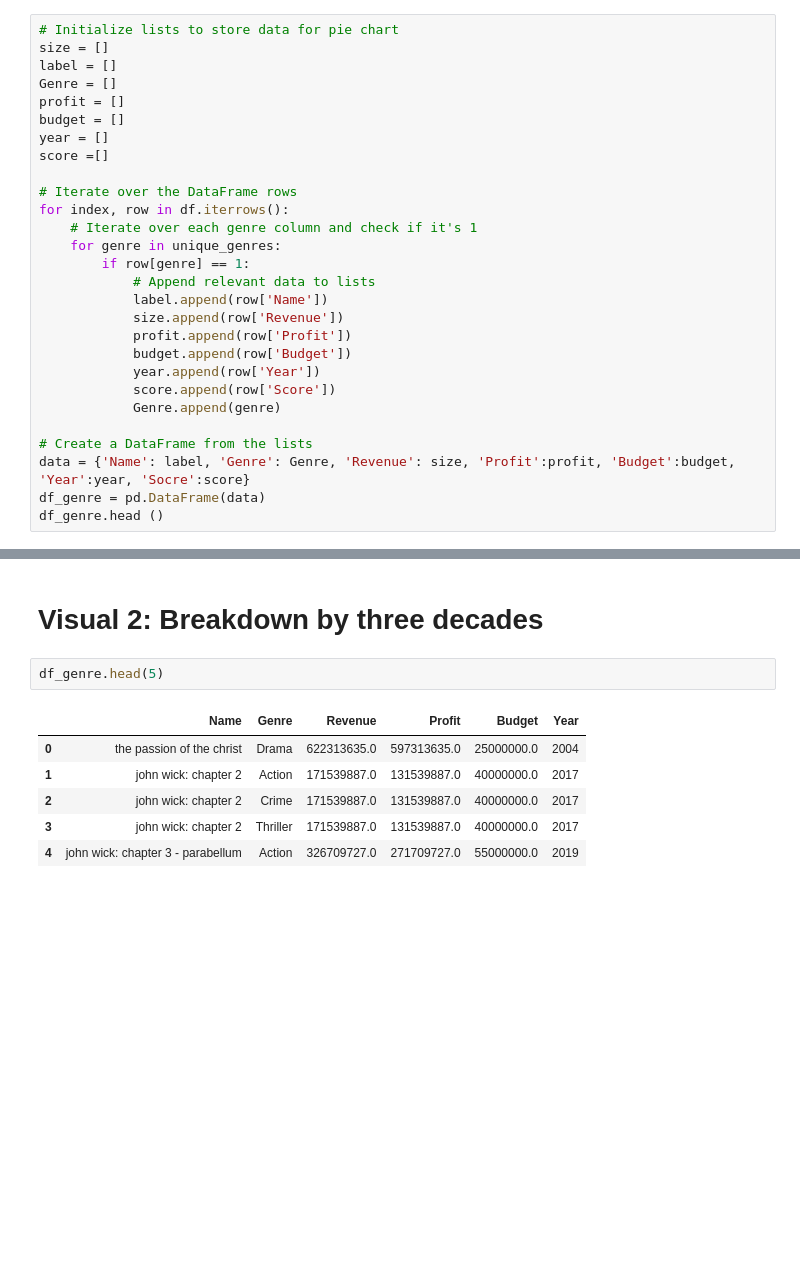
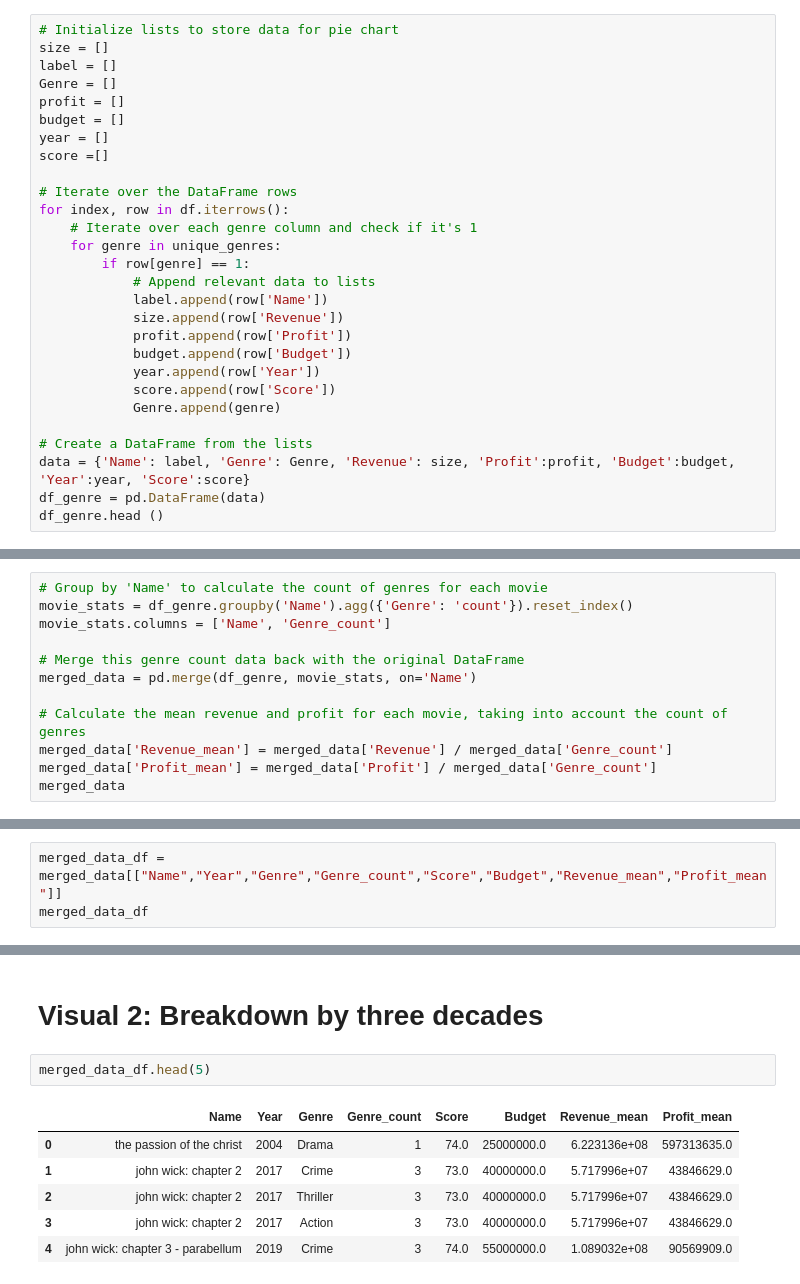
Before and after one commit to hatkiet/Project-1-Red-Team, a Jupyter notebook: Visual_1_figures.ipynb, the cells around one changed output, grey strips where cells are left out. Cells and saved outputs as stored; diff of their text form; blank space fills up the shorter version.

```diff
--- a/Visual_1_figures.ipynb
+++ b/Visual_1_figures.ipynb
@@ -87,7 +82,7 @@ for index, row in df.iterrows():
             Genre.append(genre)
 
 # Create a DataFrame from the lists
-data = {'Name': label, 'Genre': Genre, 'Revenue': size, 'Profit':profit, 'Budget':budget, 'Year':year, 'Socre':score}
+data = {'Name': label, 'Genre': Genre, 'Revenue': size, 'Profit':profit, 'Budget':budget, 'Year':year, 'Score':score}
 df_genre = pd.DataFrame(data)
 df_genre.head ()
 # %% [output]
@@ -120,3 +115,15 @@ Thriller           1450
 War                 129
 Western              51
 Name: Revenue, dtype: int64
+# %%
+# Group by 'Name' to calculate the count of genres for each movie
+movie_stats = df_genre.groupby('Name').agg({'Genre': 'count'}).reset_index()
+movie_stats.columns = ['Name', 'Genre_count']
+
+# Merge this genre count data back with the original DataFrame
+merged_data = pd.merge(df_genre, movie_stats, on='Name')
+
+# Calculate the mean revenue and profit for each movie, taking into account the count of genres
+merged_data['Revenue_mean'] = merged_data['Revenue'] / merged_data['Genre_count']
+merged_data['Profit_mean'] = merged_data['Profit'] / merged_data['Genre_count']
+merged_data
@@ -122,0 +144,3 @@ Name: Revenue, dtype: int64
+# %%
+merged_data_df = merged_data[["Name","Year","Genre","Genre_count","Score","Budget","Revenue_mean","Profit_mean"]]
+merged_data_df
@@ -351,11 +454,11 @@ plt.show()
 # %% [markdown]
 # Visual 2: Breakdown by three decades
 # %%
-df_genre.head(5)
+merged_data_df.head(5)
 # %% [output]
-|  | Name | Genre | Revenue | Profit | Budget | Year |
-| 0 | the passion of the christ | Drama | 622313635.0 | 597313635.0 | 25000000.0 | 2004 |
-| 1 | john wick: chapter 2 | Action | 171539887.0 | 131539887.0 | 40000000.0 | 2017 |
-| 2 | john wick: chapter 2 | Crime | 171539887.0 | 131539887.0 | 40000000.0 | 2017 |
-| 3 | john wick: chapter 2 | Thriller | 171539887.0 | 131539887.0 | 40000000.0 | 2017 |
-| 4 | john wick: chapter 3 - parabellum | Action | 326709727.0 | 271709727.0 | 55000000.0 | 2019 |
+|  | Name | Year | Genre | Genre_count | Score | Budget | Revenue_mean | Profit_mean |
+| 0 | the passion of the christ | 2004 | Drama | 1 | 74.0 | 25000000.0 | 6.223136e+08 | 597313635.0 |
+| 1 | john wick: chapter 2 | 2017 | Crime | 3 | 73.0 | 40000000.0 | 5.717996e+07 | 43846629.0 |
+| 2 | john wick: chapter 2 | 2017 | Thriller | 3 | 73.0 | 40000000.0 | 5.717996e+07 | 43846629.0 |
+| 3 | john wick: chapter 2 | 2017 | Action | 3 | 73.0 | 40000000.0 | 5.717996e+07 | 43846629.0 |
+| 4 | john wick: chapter 3 - parabellum | 2019 | Crime | 3 | 74.0 | 55000000.0 | 1.089032e+08 | 90569909.0 |
```
Also changed, not shown: parts of 36 cells of this notebook.
